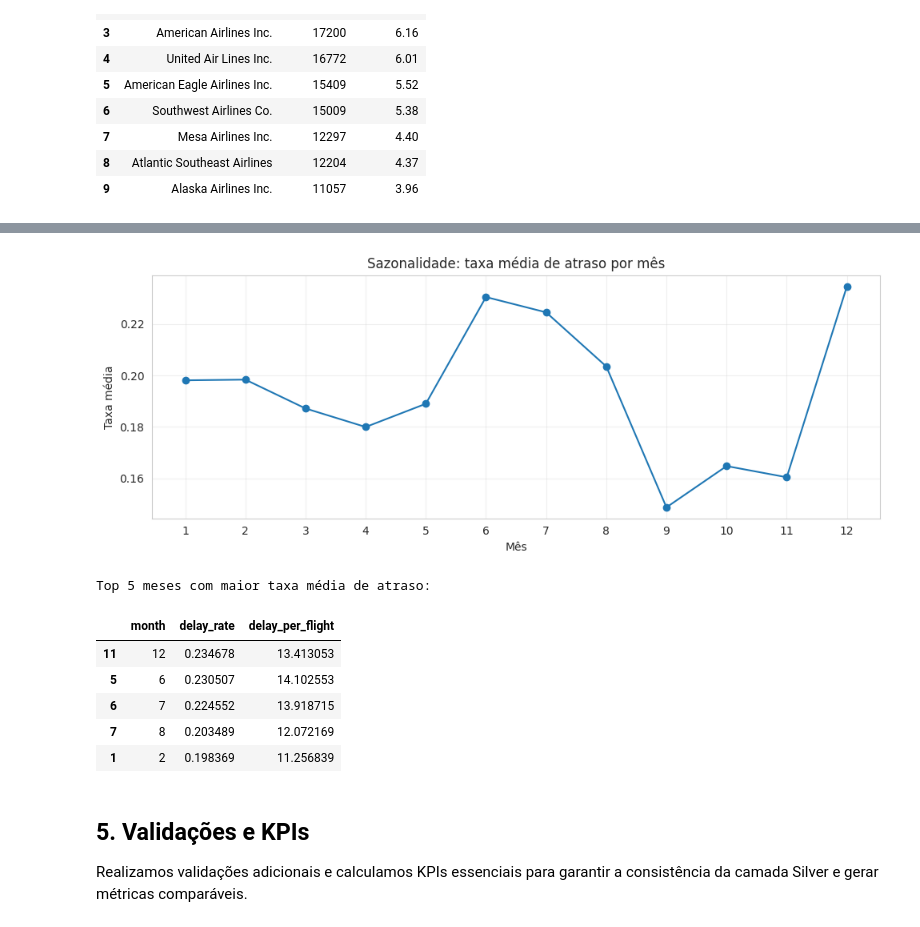
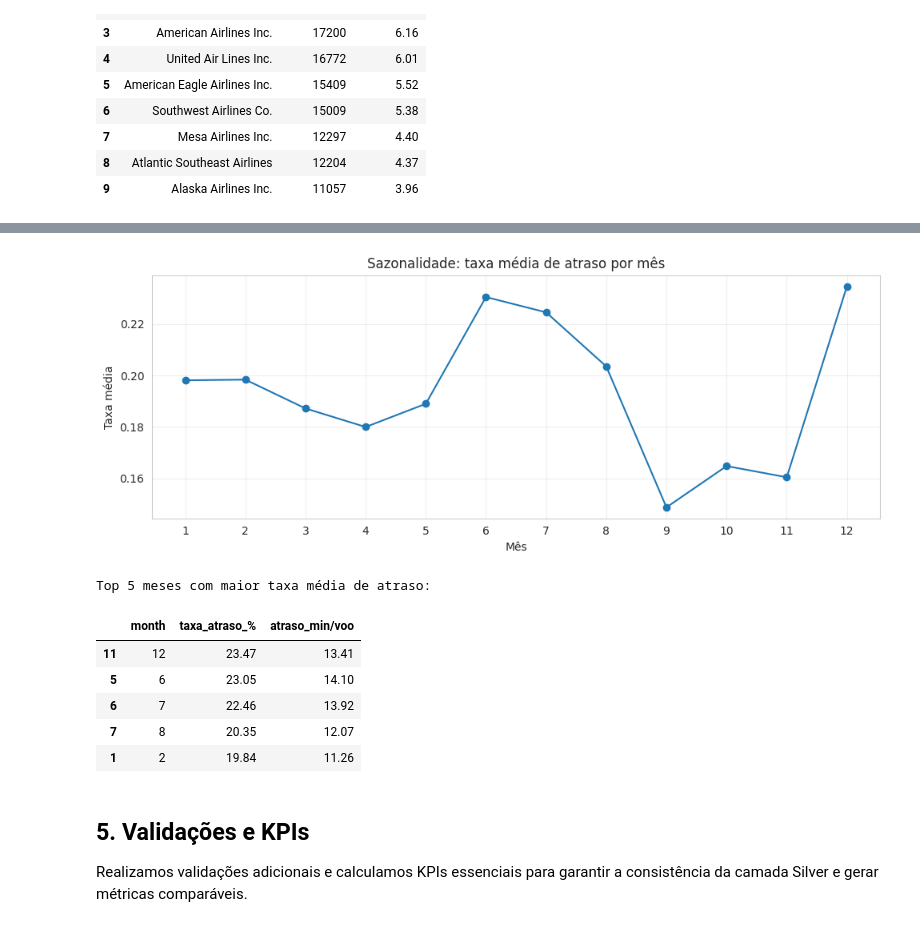
Before and after one commit to joseandre25/airline-delay-causes-vizualization, a Jupyter notebook: Data Layer/silver/analytcs.ipynb, the cells around one changed output, grey strips where cells are left out. Cells and saved outputs as stored; diff of their text form; code cells hidden in the pictures.

Commit message:
att: pequeno ajuste no analytcs da silver

```diff
--- a/Data Layer/silver/analytcs.ipynb
+++ b/Data Layer/silver/analytcs.ipynb
@@ -465,31 +360,50 @@ Resumo rápido (últimos 6 meses do período):
 # %%
-# ============================
-# 5.2 Sazonalidade (versão simples)
-# ============================
+print("=" * 40)
+print("Sazonalidade")
+print("=" * 40)
 
-print("=" * 80)
-print("5.2 Sazonalidade (Simples)")
-print("=" * 80)
+# Garantir colunas limpas
+df_silver.columns = df_silver.columns.astype(str).str.strip()
 
-df_time["month"] = df_time["flight_date"].dt.month
+needed = ["year", "month", "arr_flights", "arr_del15", "arr_delay"]
+if not set(needed).issubset(df_silver.columns):
+    missing = [c for c in needed if c not in df_silver.columns]
+    print(f"Não foi possível calcular sazonalidade. Colunas ausentes: {missing}")
+else:
+    # Tipagem numérica
+    for c in ["arr_flights", "arr_del15", "arr_delay"]:
+        df_silver[c] = pd.to_numeric(df_silver[c], errors="coerce")
 
-# Média por mês (1..12) ao longo do período
-season = (df_time
-          .groupby("month", as_index=False)[["delay_rate", "delay_per_flight"]]
-          .mean()
-          .sort_values("month"))
+    # Agregar por (year, month)
+    temp = (df_silver
+            .groupby(["year", "month"], as_index=False)[["arr_flights", "arr_del15", "arr_delay"]]
+            .sum())
 
-# Um único gráfico (sazonalidade)
-plt.figure(figsize=(10, 4))
-plt.plot(season["month"], season["delay_rate"], marker="o")
-plt.title("Sazonalidade: taxa média de atraso por mês")
-plt.xlabel("Mês")
-plt.ylabel("Taxa média")
-plt.xticks(range(1, 13))
-plt.grid(True, alpha=0.3)
-plt.tight_layout()
-plt.show()
+    # KPIs (para sazonalidade)
+    f = temp["arr_flights"]
+    temp["delay_rate"] = np.where(f > 0, temp["arr_del15"] / f, np.nan)
+    temp["delay_per_flight"] = np.where(f > 0, temp["arr_delay"] / f, np.nan)
 
-print("\nTop 5 meses com maior taxa média de atraso:")
-display(season.sort_values("delay_rate", ascending=False).head(5))
+    # Média por mês (1..12) ao longo dos anos
+    season = (temp
+              .groupby("month", as_index=False)[["delay_rate", "delay_per_flight"]]
+              .mean()
+              .sort_values("month"))
+
+    plt.figure(figsize=(10, 4))
+    plt.plot(season["month"], season["delay_rate"], marker="o")
+    plt.title("Sazonalidade: taxa média de atraso por mês")
+    plt.xlabel("Mês")
+    plt.ylabel("Taxa média")
+    plt.xticks(range(1, 13))
+    plt.grid(True, alpha=0.3)
+    plt.tight_layout()
+    plt.show()
+
+    print("\nTop 5 meses com maior taxa média de atraso:")
+    show = season.sort_values("delay_rate", ascending=False).head(5).copy()
+    show["delay_rate"] = (show["delay_rate"] * 100).round(2)
+    show["delay_per_flight"] = show["delay_per_flight"].round(2)
+    show = show.rename(columns={"delay_rate": "taxa_atraso_%", "delay_per_flight": "atraso_min/voo"})
+    display(show)
 # %% [output]
@@ -499,11 +413,11 @@ display(season.sort_values("delay_rate", ascending=False).head(5))
 [figure]
 Top 5 meses com maior taxa média de atraso:
-|  | month | delay_rate | delay_per_flight |
-| 11 | 12 | 0.234678 | 13.413053 |
-| 5 | 6 | 0.230507 | 14.102553 |
-| 6 | 7 | 0.224552 | 13.918715 |
-| 7 | 8 | 0.203489 | 12.072169 |
-| 1 | 2 | 0.198369 | 11.256839 |
+|  | month | taxa_atraso_% | atraso_min/voo |
+| 11 | 12 | 23.47 | 13.41 |
+| 5 | 6 | 23.05 | 14.10 |
+| 6 | 7 | 22.46 | 13.92 |
+| 7 | 8 | 20.35 | 12.07 |
+| 1 | 2 | 19.84 | 11.26 |
 # %% [markdown]
 ## 5. Validações e KPIs
 
```
Also changed, not shown: parts of 3 cells of this notebook.
